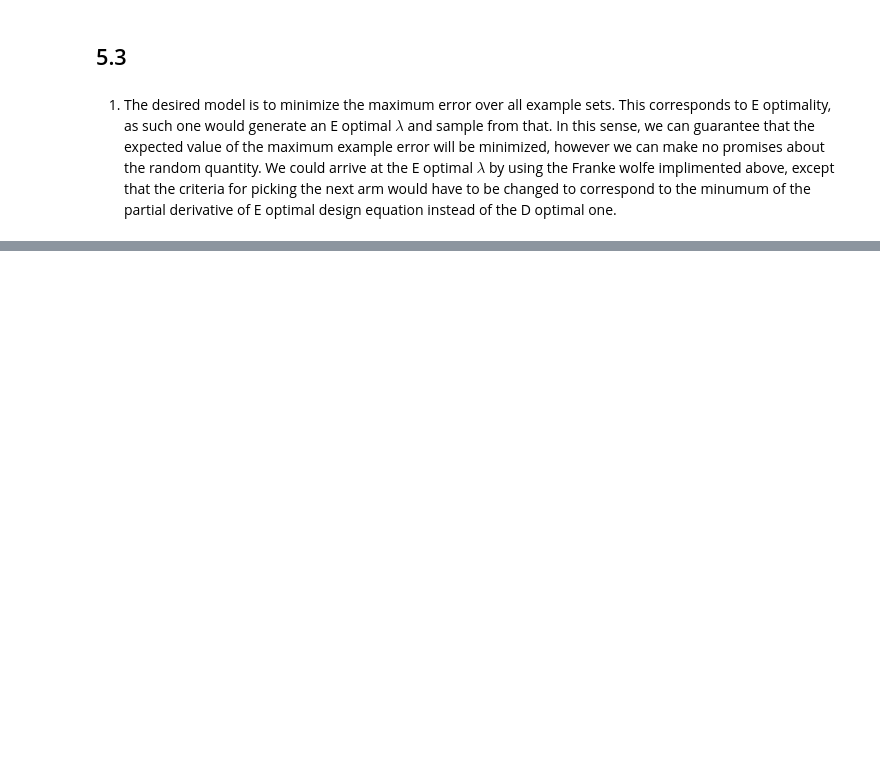
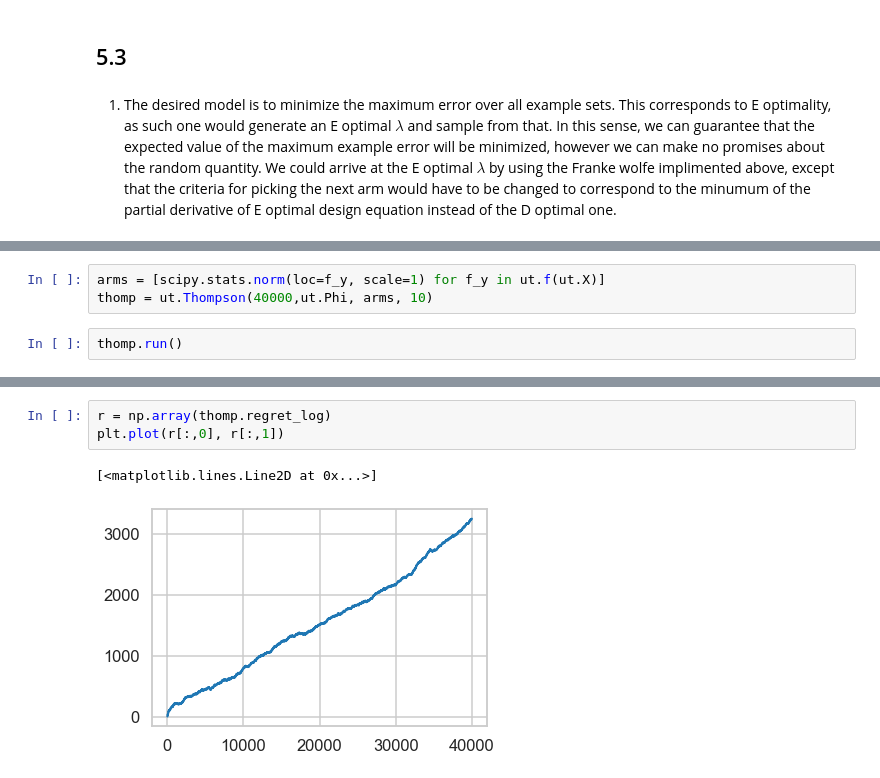
Before and after one commit to EvanKomp/cse541_hw, a Jupyter notebook: hw2/hw2.ipynb, the cells around one changed output, grey strips where cells are left out. Drawn from its saved outputs; the diff is of its cells as text; blank space fills up the shorter version.

```diff
--- a/hw2/hw2.ipynb
+++ b/hw2/hw2.ipynb
@@ -309,0 +150,5 @@ conf_unif = np . sqrt ( np . sum ( Phi @ np . linalg . inv (A) * Phi , axis =1)
+# %%
+arms = [scipy.stats.norm(loc=f_y, scale=1) for f_y in ut.f(ut.X)]
+thomp = ut.Thompson(40000,ut.Phi, arms, 10)
+# %%
+thomp.run()
@@ -309,0 +173,6 @@ conf_unif = np . sqrt ( np . sum ( Phi @ np . linalg . inv (A) * Phi , axis =1)
+# %%
+r = np.array(thomp.regret_log)
+plt.plot(r[:,0], r[:,1])
+# %% [output]
+[<matplotlib.lines.Line2D at 0x...>]
+[figure, added]
```
Also changed, not shown: parts of 33 cells of this notebook, 1 other file.
